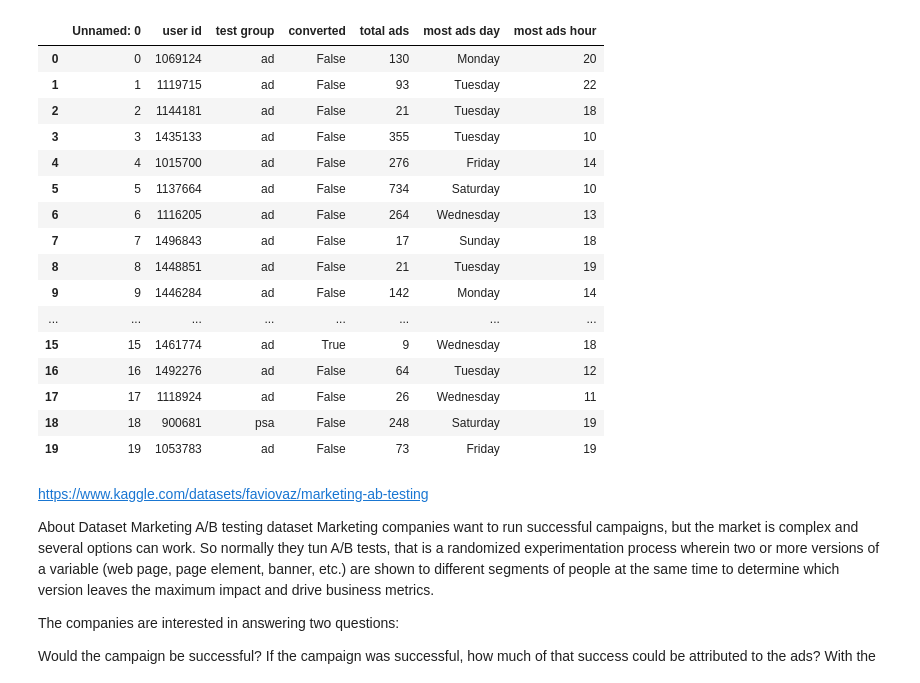
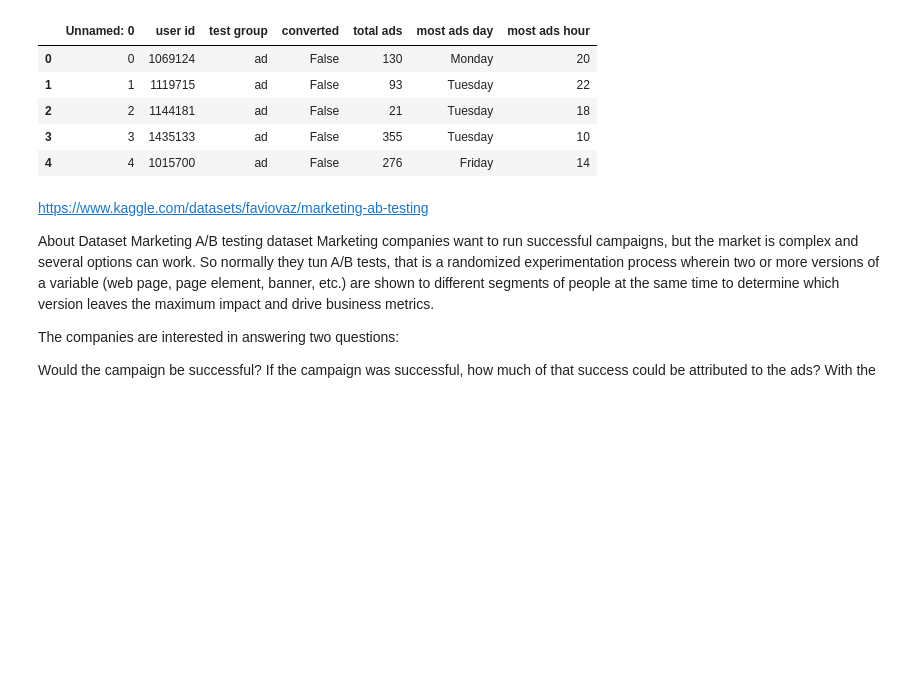
Before and after one commit to jchobanian/marketing-A-B-testing, a Jupyter notebook: marketing_AB.ipynb, the cells around one changed output. Saved outputs shown, nothing was run; the diff lists cells and outputs as text; code cells hidden in the pictures; blank space fills up the shorter version.

```diff
--- a/marketing_AB.ipynb
+++ b/marketing_AB.ipynb
@@ -6,25 +14,14 @@ import seaborn as sns
 # %%
 # read the data into a dataframe
 data = pd.read_csv(r'marketing_AB.csv')
-data.head(20)
+data.head(5)
 # %% [output]
 |  | Unnamed: 0 | user id | test group | converted | total ads | most ads day | most ads hour |
 | 0 | 0 | 1069124 | ad | False | 130 | Monday | 20 |
 | 1 | 1 | 1119715 | ad | False | 93 | Tuesday | 22 |
 | 2 | 2 | 1144181 | ad | False | 21 | Tuesday | 18 |
 | 3 | 3 | 1435133 | ad | False | 355 | Tuesday | 10 |
 | 4 | 4 | 1015700 | ad | False | 276 | Friday | 14 |
-| 5 | 5 | 1137664 | ad | False | 734 | Saturday | 10 |
-| 6 | 6 | 1116205 | ad | False | 264 | Wednesday | 13 |
-| 7 | 7 | 1496843 | ad | False | 17 | Sunday | 18 |
-| 8 | 8 | 1448851 | ad | False | 21 | Tuesday | 19 |
-| 9 | 9 | 1446284 | ad | False | 142 | Monday | 14 |
-| ... | ... | ... | ... | ... | ... | ... | ... |
-| 15 | 15 | 1461774 | ad | True | 9 | Wednesday | 18 |
-| 16 | 16 | 1492276 | ad | False | 64 | Tuesday | 12 |
-| 17 | 17 | 1118924 | ad | False | 26 | Wednesday | 11 |
-| 18 | 18 | 900681 | psa | False | 248 | Saturday | 19 |
-| 19 | 19 | 1053783 | ad | False | 73 | Friday | 19 |
 # %% [markdown]
 https://www.kaggle.com/datasets/faviovaz/marketing-ab-testing
 
```
Also changed, not shown: parts of 15 cells of this notebook.
